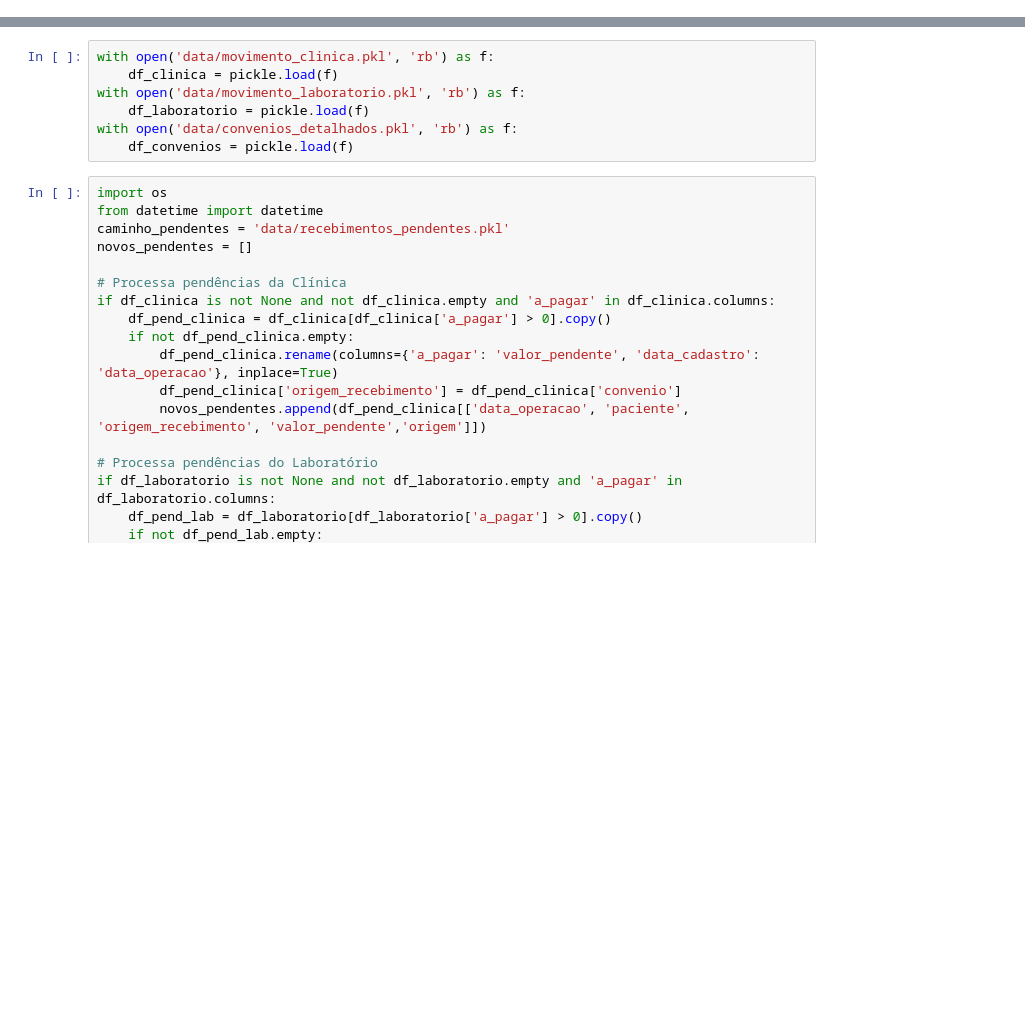
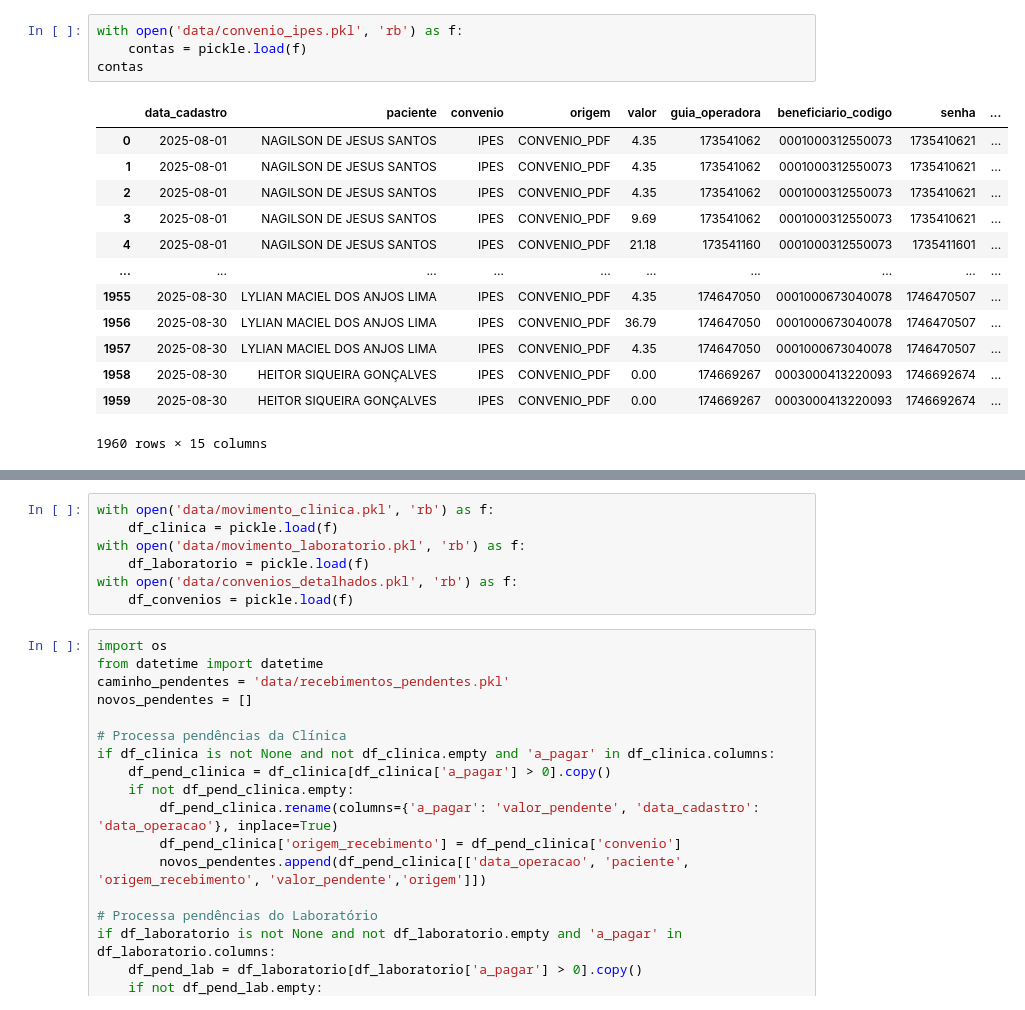
Before and after one commit to leoparipiranga/clinicasantasaude, a Jupyter notebook: testa_importacao.ipynb, the cells around one changed output, grey strips where cells are left out. Cells and saved outputs as stored; diff of their text form; blank space fills up the shorter version.

```diff
--- a/testa_importacao.ipynb
+++ b/testa_importacao.ipynb
@@ -3,0 +52,18 @@ import pickle
+# %%
+with open('data/convenio_ipes.pkl', 'rb') as f:
+    contas = pickle.load(f)
+contas
+# %% [output]
+|  | data_cadastro | paciente | convenio | origem | valor | guia_operadora | beneficiario_codigo | senha | ... |
+| 0 | 2025-08-01 | NAGILSON DE JESUS SANTOS | IPES | CONVENIO_PDF | 4.35 | 173541062 | 0001000312550073 | 1735410621 | ... |
+| 1 | 2025-08-01 | NAGILSON DE JESUS SANTOS | IPES | CONVENIO_PDF | 4.35 | 173541062 | 0001000312550073 | 1735410621 | ... |
+| 2 | 2025-08-01 | NAGILSON DE JESUS SANTOS | IPES | CONVENIO_PDF | 4.35 | 173541062 | 0001000312550073 | 1735410621 | ... |
+| 3 | 2025-08-01 | NAGILSON DE JESUS SANTOS | IPES | CONVENIO_PDF | 9.69 | 173541062 | 0001000312550073 | 1735410621 | ... |
+| 4 | 2025-08-01 | NAGILSON DE JESUS SANTOS | IPES | CONVENIO_PDF | 21.18 | 173541160 | 0001000312550073 | 1735411601 | ... |
+| ... | ... | ... | ... | ... | ... | ... | ... | ... | ... |
+| 1955 | 2025-08-30 | LYLIAN MACIEL DOS ANJOS LIMA | IPES | CONVENIO_PDF | 4.35 | 174647050 | 0001000673040078 | 1746470507 | ... |
+| 1956 | 2025-08-30 | LYLIAN MACIEL DOS ANJOS LIMA | IPES | CONVENIO_PDF | 36.79 | 174647050 | 0001000673040078 | 1746470507 | ... |
+| 1957 | 2025-08-30 | LYLIAN MACIEL DOS ANJOS LIMA | IPES | CONVENIO_PDF | 4.35 | 174647050 | 0001000673040078 | 1746470507 | ... |
+| 1958 | 2025-08-30 | HEITOR SIQUEIRA GONÇALVES | IPES | CONVENIO_PDF | 0.00 | 174669267 | 0003000413220093 | 1746692674 | ... |
+| 1959 | 2025-08-30 | HEITOR SIQUEIRA GONÇALVES | IPES | CONVENIO_PDF | 0.00 | 174669267 | 0003000413220093 | 1746692674 | ... |
+1960 rows × 15 columns
```
Also changed, not shown: parts of 13 cells of this notebook, 28 other files.
